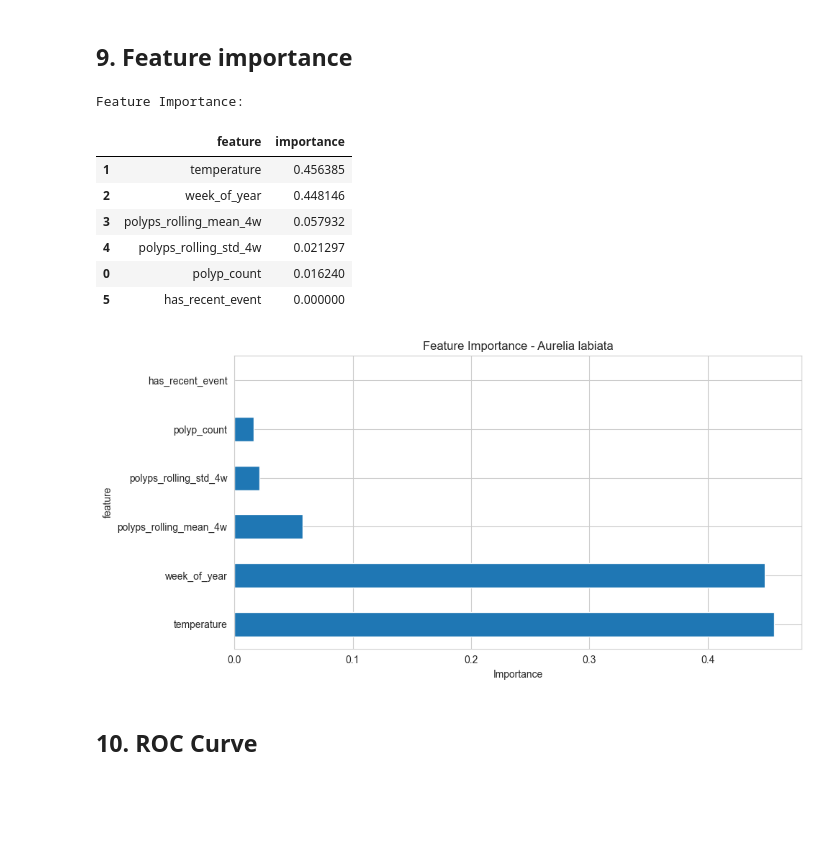
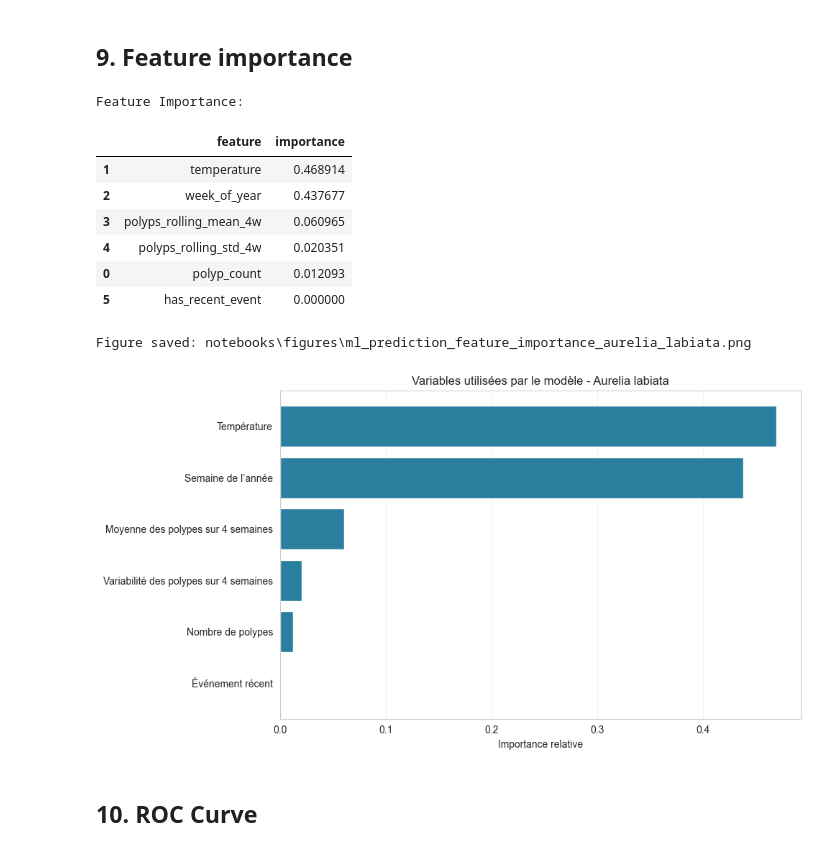
Before and after one commit to Anthony2210/POLYPBASE, a Jupyter notebook: notebooks/ml_ephyrae_prediction.ipynb, the cells around one changed output. Drawn from its saved outputs; the diff is of its cells as text; code cells hidden in the pictures; blank space fills up the shorter version.

```diff
--- a/notebooks/ml_ephyrae_prediction.ipynb
+++ b/notebooks/ml_ephyrae_prediction.ipynb
@@ -393,29 +519,51 @@ Confusion Matrix:
 # %%
 if not train_data.empty:
     feature_importance = pd.DataFrame({
         'feature': FEATURE_COLS,
         'importance': model.feature_importances_
-    }).sort_values('importance', ascending=False)
+    }).sort_values('importance', ascending=True)
+
+    feature_labels = {
+        'polyp_count': 'Nombre de polypes',
+        'temperature': 'Température',
+        'week_of_year': 'Semaine de l’année',
+        'polyps_rolling_mean_4w': 'Moyenne des polypes sur 4 semaines',
+        'polyps_rolling_std_4w': 'Variabilité des polypes sur 4 semaines',
+        'has_recent_event': 'Événement récent',
+    }
 
     print('Feature Importance:')
-    display(feature_importance)
+    display(feature_importance.sort_values('importance', ascending=False))
 
-    fig, ax = plt.subplots(figsize=(10, 5))
-    feature_importance.plot(kind='barh', x='feature', y='importance', ax=ax, legend=False)
-    ax.set_xlabel('Importance')
-    ax.set_title(f'Feature Importance - {TARGET_SPECIES}')
+    fig, ax = plt.subplots(figsize=(10, 5.5))
+    ax.barh(
+        feature_importance['feature'].map(feature_labels),
+        feature_importance['importance'],
+        color='#2A7F9E',
+    )
+    ax.set_xlabel('Importance relative')
+    ax.set_title(f'Variables utilisées par le modèle - {TARGET_SPECIES}')
+    ax.grid(axis='x', alpha=0.25)
+    ax.grid(axis='y', visible=False)
     plt.tight_layout()
+    save_figure(
+        fig,
+        f'ml_prediction_feature_importance_{safe_filename(TARGET_SPECIES)}.png',
+    )
     plt.show()
+else:
+    print('No feature importance available')
 # %% [output]
 Feature Importance:
 |  | feature | importance |
-| 1 | temperature | 0.456385 |
-| 2 | week_of_year | 0.448146 |
-| 3 | polyps_rolling_mean_4w | 0.057932 |
-| 4 | polyps_rolling_std_4w | 0.021297 |
-| 0 | polyp_count | 0.016240 |
+| 1 | temperature | 0.468914 |
+| 2 | week_of_year | 0.437677 |
+| 3 | polyps_rolling_mean_4w | 0.060965 |
+| 4 | polyps_rolling_std_4w | 0.020351 |
+| 0 | polyp_count | 0.012093 |
 | 5 | has_recent_event | 0.000000 |
+Figure saved: notebooks\figures\ml_prediction_feature_importance_aurelia_labiata.png
-[figure, old version]
+[figure, new version]
 # %% [markdown]
 ## 10. ROC Curve
 # %%
```
Also changed, not shown: parts of 23 cells of this notebook, 27 other files.
